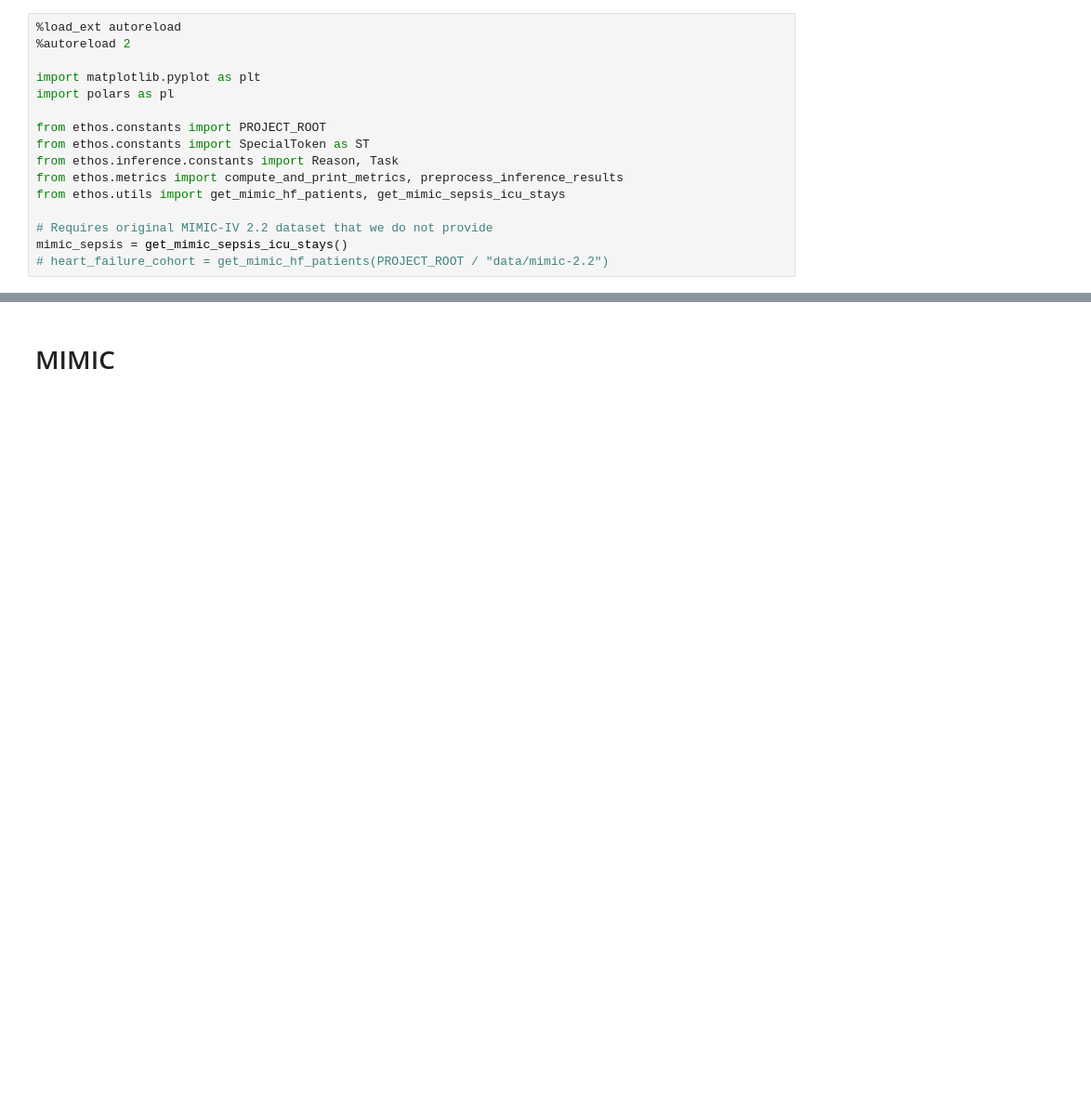
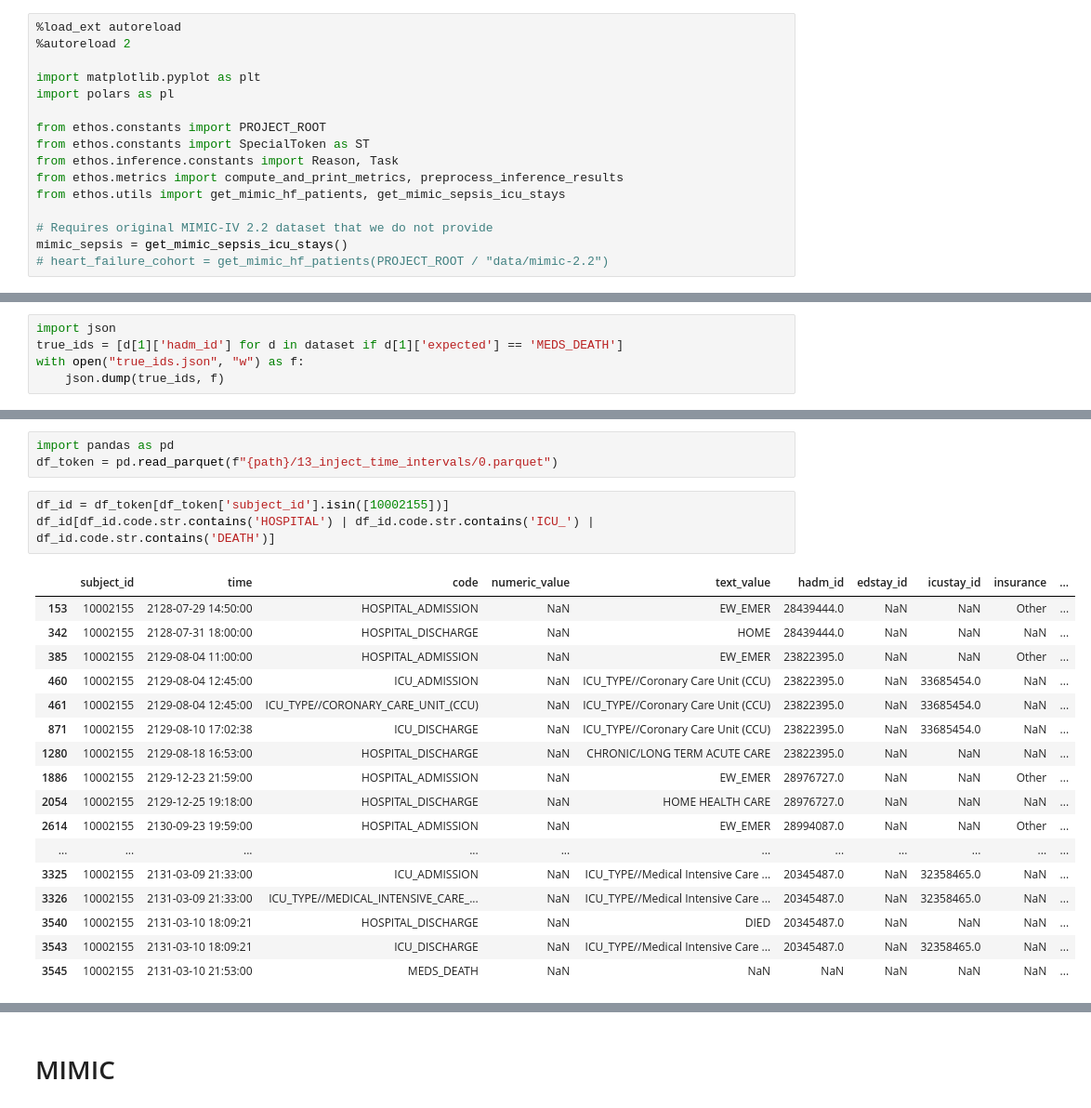
Before and after one commit to HNR1/ethos-benchmark, a Jupyter notebook: notebooks/mortality.ipynb, the cells around one changed output, grey strips where cells are left out. Shown at 93% size. Cells and saved outputs as stored; diff of their text form; blank space fills up the shorter version.

```diff
--- a/notebooks/mortality.ipynb
+++ b/notebooks/mortality.ipynb
@@ -35,0 +39,5 @@ Found 10997 hospital stays with an outcome token.
+# %%
+import json
+true_ids = [d[1]['hadm_id'] for d in dataset if d[1]['expected'] == 'MEDS_DEATH']
+with open("true_ids.json", "w") as f:
+    json.dump(true_ids, f)
@@ -35,0 +51,24 @@ Found 10997 hospital stays with an outcome token.
+# %%
+import pandas as pd
+df_token = pd.read_parquet(f"{path}/13_inject_time_intervals/0.parquet")
+# %%
+df_id = df_token[df_token['subject_id'].isin([10002155])]
+df_id[df_id.code.str.contains('HOSPITAL') | df_id.code.str.contains('ICU_') | df_id.code.str.contains('DEATH')]
+# %% [output]
+|  | subject_id | time | code | numeric_value | text_value | hadm_id | edstay_id | icustay_id | insurance | ... |
+| 153 | 10002155 | 2128-07-29 14:50:00 | HOSPITAL_ADMISSION | NaN | EW_EMER | 28439444.0 | NaN | NaN | Other | ... |
+| 342 | 10002155 | 2128-07-31 18:00:00 | HOSPITAL_DISCHARGE | NaN | HOME | 28439444.0 | NaN | NaN | NaN | ... |
+| 385 | 10002155 | 2129-08-04 11:00:00 | HOSPITAL_ADMISSION | NaN | EW_EMER | 23822395.0 | NaN | NaN | Other | ... |
+| 460 | 10002155 | 2129-08-04 12:45:00 | ICU_ADMISSION | NaN | ICU_TYPE//Coronary Care Unit (CCU) | 23822395.0 | NaN | 33685454.0 | NaN | ... |
+| 461 | 10002155 | 2129-08-04 12:45:00 | ICU_TYPE//CORONARY_CARE_UNIT_(CCU) | NaN | ICU_TYPE//Coronary Care Unit (CCU) | 23822395.0 | NaN | 33685454.0 | NaN | ... |
+| 871 | 10002155 | 2129-08-10 17:02:38 | ICU_DISCHARGE | NaN | ICU_TYPE//Coronary Care Unit (CCU) | 23822395.0 | NaN | 33685454.0 | NaN | ... |
+| 1280 | 10002155 | 2129-08-18 16:53:00 | HOSPITAL_DISCHARGE | NaN | CHRONIC/LONG TERM ACUTE CARE | 23822395.0 | NaN | NaN | NaN | ... |
+| 1886 | 10002155 | 2129-12-23 21:59:00 | HOSPITAL_ADMISSION | NaN | EW_EMER | 28976727.0 | NaN | NaN | Other | ... |
+| 2054 | 10002155 | 2129-12-25 19:18:00 | HOSPITAL_DISCHARGE | NaN | HOME HEALTH CARE | 28976727.0 | NaN | NaN | NaN | ... |
+| 2614 | 10002155 | 2130-09-23 19:59:00 | HOSPITAL_ADMISSION | NaN | EW_EMER | 28994087.0 | NaN | NaN | Other | ... |
+| ... | ... | ... | ... | ... | ... | ... | ... | ... | ... | ... |
+| 3325 | 10002155 | 2131-03-09 21:33:00 | ICU_ADMISSION | NaN | ICU_TYPE//Medical Intensive Care ... | 20345487.0 | NaN | 32358465.0 | NaN | ... |
+| 3326 | 10002155 | 2131-03-09 21:33:00 | ICU_TYPE//MEDICAL_INTENSIVE_CARE_... | NaN | ICU_TYPE//Medical Intensive Care ... | 20345487.0 | NaN | 32358465.0 | NaN | ... |
+| 3540 | 10002155 | 2131-03-10 18:09:21 | HOSPITAL_DISCHARGE | NaN | DIED | 20345487.0 | NaN | NaN | NaN | ... |
+| 3543 | 10002155 | 2131-03-10 18:09:21 | ICU_DISCHARGE | NaN | ICU_TYPE//Medical Intensive Care ... | 20345487.0 | NaN | 32358465.0 | NaN | ... |
+| 3545 | 10002155 | 2131-03-10 21:53:00 | MEDS_DEATH | NaN | NaN | NaN | NaN | NaN | NaN | ... |
```
Also changed, not shown: parts of 3 cells of this notebook, 8 other files.
